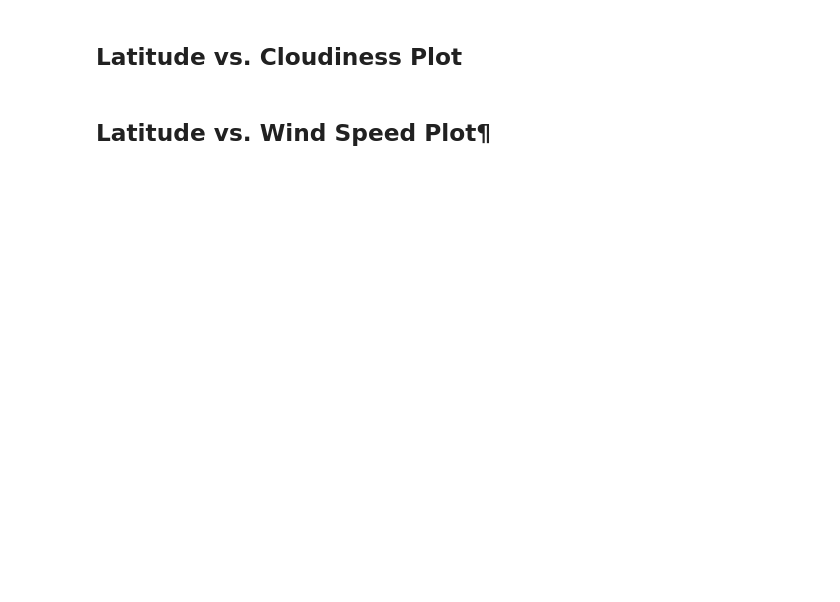
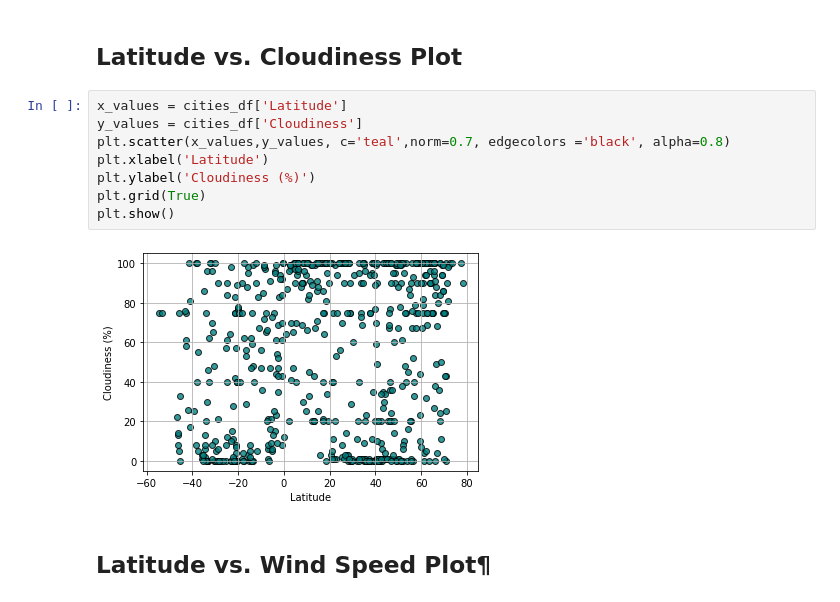
Before and after one commit to SColson82/Python_APIs_Challenge, a Jupyter notebook: WeatherPy/WeatherPy.ipynb, the cells around one changed output. Saved outputs shown, nothing was run; the diff lists cells and outputs as text; blank space fills up the shorter version.

```diff
--- a/WeatherPy/WeatherPy.ipynb
+++ b/WeatherPy/WeatherPy.ipynb
@@ -182,4 +255,14 @@ After each plot add a sentence or too explaining what the code is and analyzing.
 # %% [markdown]
 ## Latitude vs. Cloudiness Plot
+# %%
+x_values = cities_df['Latitude']
+y_values = cities_df['Cloudiness']
+plt.scatter(x_values,y_values, c='teal',norm=0.7, edgecolors ='black', alpha=0.8)
+plt.xlabel('Latitude')
+plt.ylabel('Cloudiness (%)')
+plt.grid(True)
+plt.show()
+# %% [output]
+[figure, added]
 # %% [markdown]
 ## Latitude vs. Wind Speed Plot¶
```
Also changed, not shown: parts of 24 cells of this notebook, 1 other file.
